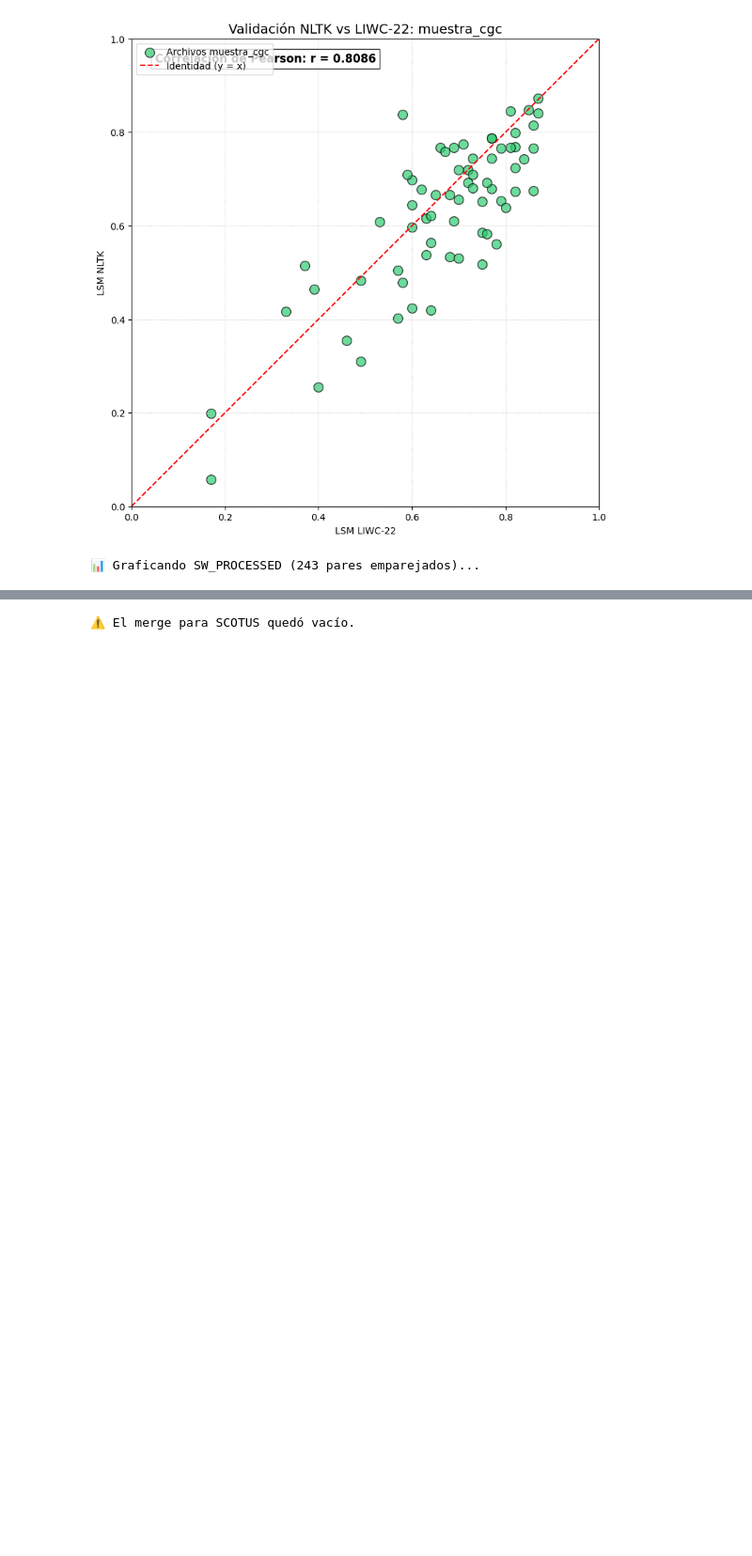
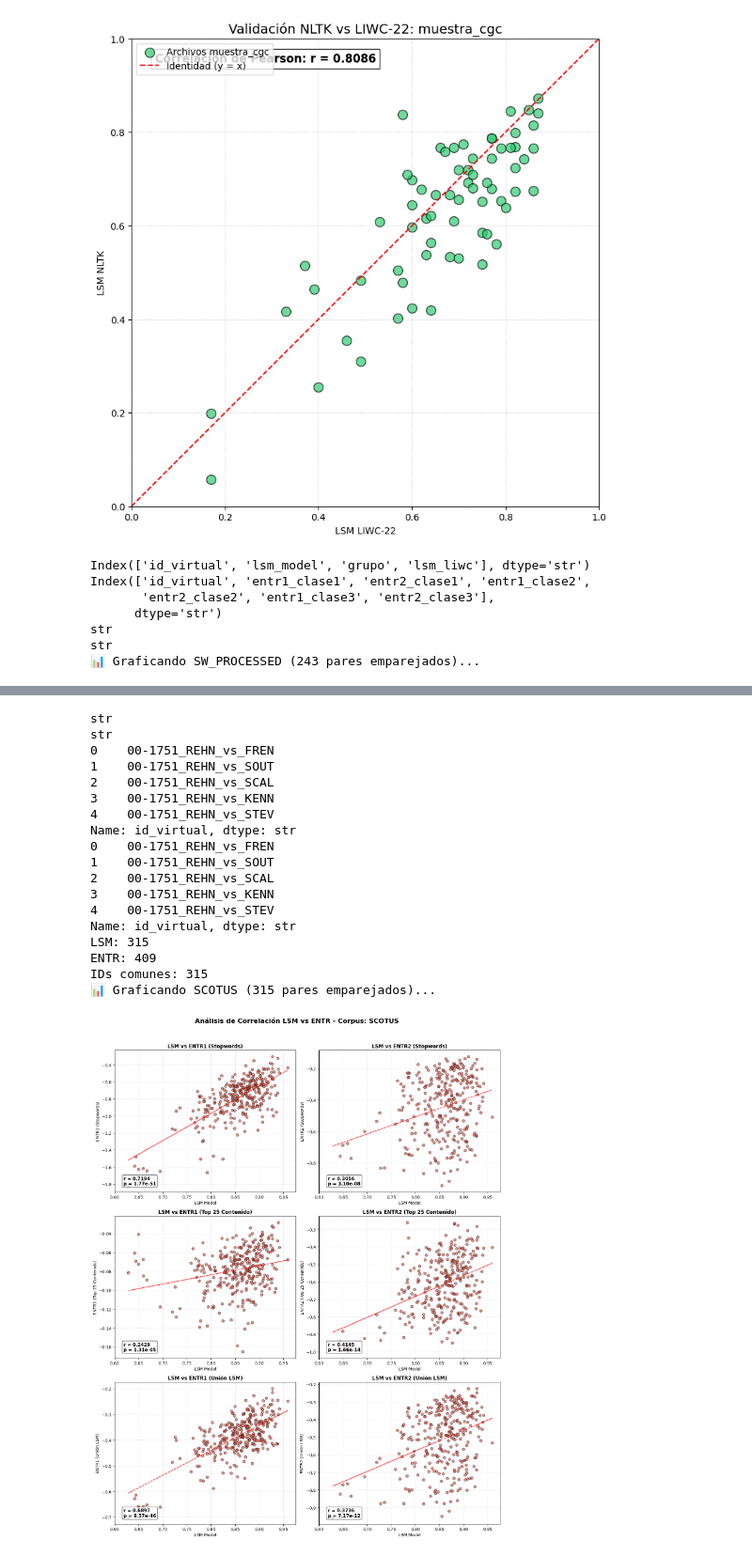
Before and after one commit to tototomygallo/MySPACY, a Jupyter notebook: GRAFICO/plotter.ipynb, the cells around one changed output, grey strips where cells are left out. Shown at 94% size. Drawn from its saved outputs; the diff is of its cells as text; code cells hidden in the pictures; blank space fills up the shorter version.

```diff
--- a/GRAFICO/plotter.ipynb
+++ b/GRAFICO/plotter.ipynb
@@ -243,6 +243,11 @@ RUTA_ENTR_SW = "/home/tgallo/Documents/Proyecto_modular/ENTR_SPACY_SW.csv"
 RUTA_LSM_SCOTUS = "/home/tgallo/Documents/Proyecto_modular/LSM_SPACY_SCOTUS.csv"
 RUTA_ENTR_SCOTUS = "/home/tgallo/Documents/Proyecto_modular/ENTR_SPACY_SCOTUS.csv"
 
+print(pd.read_csv("/home/tgallo/Documents/Proyecto_modular/LSM_SPACY_SCOTUS.csv").columns)
+print(pd.read_csv("/home/tgallo/Documents/Proyecto_modular/ENTR_SPACY_SCOTUS.csv").columns)
+
+print(pd.read_csv("/home/tgallo/Documents/Proyecto_modular/ENTR_SPACY_SCOTUS.csv")["id_virtual"].dtype)
+print(pd.read_csv("/home/tgallo/Documents/Proyecto_modular/LSM_SPACY_SCOTUS.csv")["id_virtual"].dtype)
 # Listado de las 6 combinaciones métrica x clase que queremos graficar
 COMBINACIONES_ENTR = [
     ("entr1_clase1", "ENTR1 (Stopwords)"),
@@ -252,6 +257,26 @@ COMBINACIONES_ENTR = [
     ("entr1_clase3", "ENTR1 (Unión LSM)"),
     ("entr2_clase3", "ENTR2 (Unión LSM)")
 ]
+
+# Límites para Switchboard
+LIMITES_SW = {
+    "entr1_clase1": {"x": (0.6, 1.0), "y": (-1.5, -0.2)},
+    "entr2_clase1": {"x": (0.6, 1.0), "y": (-1.0, 0.0)},
+    "entr1_clase2": {"x": (0.6, 1.0), "y": (-1.5, -0.2)},
+    "entr2_clase2": {"x": (0.6, 1.0), "y": (-1.0, 0.0)},
+    "entr1_clase3": {"x": (0.6, 1.0), "y": (-1.5, -0.2)},
+    "entr2_clase3": {"x": (0.6, 1.0), "y": (-1.0, 0.0)}
+}
+
+# Límites para SCOTUS
+LIMITES_SCOTUS = {
+    "entr1_clase1": {"x": (0.6, 1.0), "y": (-1.5, -0.2)},
+    "entr2_clase1": {"x": (0.6, 1.0), "y": (-1.0, 0.0)},
+    "entr1_clase2": {"x": (0.6, 1.0), "y": (-1.5, -0.2)},
+    "entr2_clase2": {"x": (0.6, 1.0), "y": (-1.0, 0.0)},
+    "entr1_clase3": {"x": (0.6, 1.0), "y": (-1.5, -0.2)},
+    "entr2_clase3": {"x": (0.6, 1.0), "y": (-1.0, 0.0)}
+}
 
 def graficar_correlaciones_entr(csv_lsm, csv_entr, corpus_nombre, color_puntos, on_col="archivo"):
     """
@@ -265,8 +290,22 @@ def graficar_correlaciones_entr(csv_lsm, csv_entr, corpus_nombre, color_puntos,
     # 1. Carga y merge de datos
     df_lsm = pd.read_csv(csv_lsm)
     df_entr = pd.read_csv(csv_entr)
+    if on_col == "id_virtual":
+        print(df_lsm["id_virtual"].dtype)
+        print(df_entr["id_virtual"].dtype)
+
+        print(df_lsm["id_virtual"].head())
+        print(df_entr["id_virtual"].head())
+
+        print("LSM:", len(df_lsm))
+        print("ENTR:", len(df_entr))
+
+        print("IDs comunes:", len(set(df_lsm["id_virtual"]) & set(df_entr["id_virtual"])))
 
     df = pd.merge(df_lsm, df_entr, on=on_col, how="inner").dropna()
+    # Elegir límites según el corpus
+    limites = LIMITES_SW if corpus_nombre == "SW_PROCESSED" else LIMITES_SCOTUS
+
 
     if df.empty:
         print(f"⚠️ El merge para {corpus_nombre} quedó vacío.")
@@ -293,31 +332,55 @@ def graficar_correlaciones_entr(csv_lsm, csv_entr, corpus_nombre, color_puntos,
         # Línea de tendencia (Regresión lineal simple para ver la dirección)
         m, b = np.polyfit(x_data, y_data, 1)
         ax.plot(x_data, m*x_data + b, color='red', linestyle='--', alpha=0.8, label='Tendencia')
 
         # Formateo y etiquetas
         ax.set_title(f'LSM vs {nombre_entr}', fontsize=12, fontweight='bold')
         ax.set_xlabel('LSM Model', fontsize=10)
         ax.set_ylabel(nombre_entr, fontsize=10)
         ax.grid(True, linestyle=':', alpha=0.6)
 
         # Cuadro de texto con la correlación
         ax.text(0.05, 0.05, f'r = {r_value:.4f}\np = {p_value:.2e}',
                 transform=ax.transAxes, fontsize=11, fontweight='bold',
                 bbox=dict(facecolor='white', alpha=0.8, boxstyle='round,pad=0.3'))
         ax.set_xlim(0.6,None)
 
     plt.suptitle(f'Análisis de Correlación LSM vs ENTR - Corpus: {corpus_nombre}', fontsize=16, fontweight='bold', y=0.98)
     plt.tight_layout(rect=[0, 0, 1, 0.96])
     plt.show()
 
 # --- EJECUCIÓN ---
 if __name__ == "__main__":
     # Para Switchboard se mergea por la columna 'archivo'
     graficar_correlaciones_entr(RUTA_LSM_SW, RUTA_ENTR_SW, 'SW_PROCESSED', '#3498db', on_col="archivo")
 
     # Para SCOTUS se mergea por la columna 'id_virtual' (asegurate de que coincida en tus CSVs de lsm y entr)
     graficar_correlaciones_entr(RUTA_LSM_SCOTUS, RUTA_ENTR_SCOTUS, 'SCOTUS', '#e74c3c', on_col="id_virtual")
 # %% [output]
+Index(['id_virtual', 'lsm_model', 'grupo', 'lsm_liwc'], dtype='str')
+Index(['id_virtual', 'entr1_clase1', 'entr2_clase1', 'entr1_clase2',
+       'entr2_clase2', 'entr1_clase3', 'entr2_clase3'],
+      dtype='str')
+str
+str
 📊 Graficando SW_PROCESSED (243 pares emparejados)...
 [figure]
-⚠️ El merge para SCOTUS quedó vacío.
+str
+str
+0    00-1751_REHN_vs_FREN
+1    00-1751_REHN_vs_SOUT
+2    00-1751_REHN_vs_SCAL
+3    00-1751_REHN_vs_KENN
+4    00-1751_REHN_vs_STEV
+Name: id_virtual, dtype: str
+0    00-1751_REHN_vs_FREN
+1    00-1751_REHN_vs_SOUT
+2    00-1751_REHN_vs_SCAL
+3    00-1751_REHN_vs_KENN
+4    00-1751_REHN_vs_STEV
+Name: id_virtual, dtype: str
+LSM: 315
+ENTR: 409
+IDs comunes: 315
+📊 Graficando SCOTUS (315 pares emparejados)...
+[figure, added]
```
Also changed, not shown: parts of 3 cells of this notebook, 3 other files.
